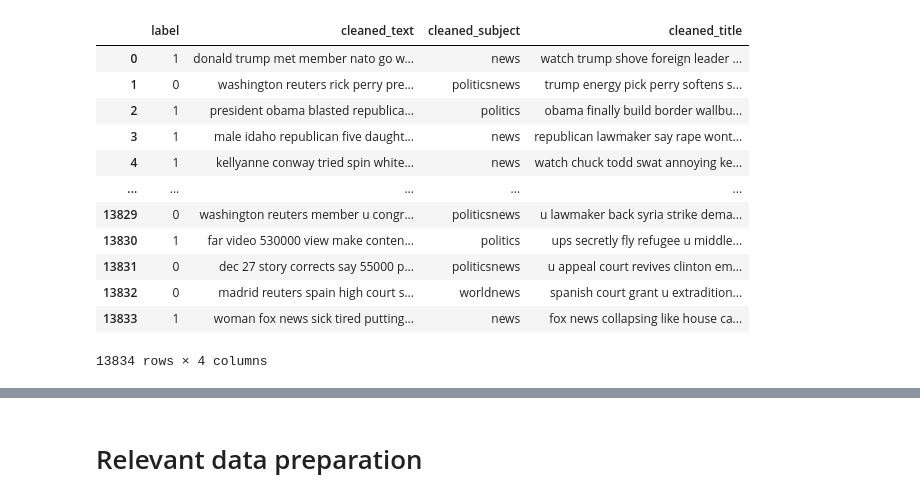
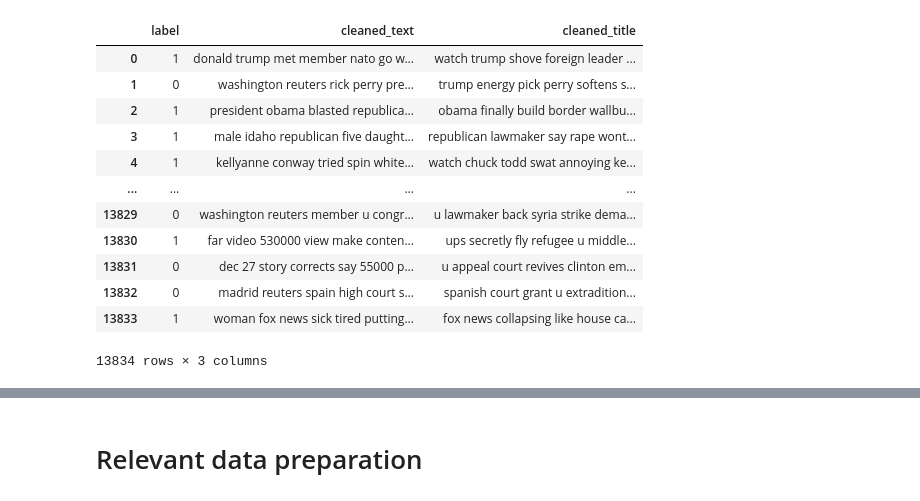
Before and after one commit to AndreasHaavik/FakeNews, a Jupyter notebook: textModels.ipynb, the cells around one changed output, grey strips where cells are left out. Saved outputs shown, nothing was run; the diff lists cells and outputs as text; code cells hidden in the pictures.

```diff
--- a/textModels.ipynb
+++ b/textModels.ipynb
@@ -32,23 +32,23 @@ from sklearn.pipeline import Pipeline
 # %%
 #Load text dataset
 text_df = pd.read_csv('text_dataset.csv')
-columns_to_drop_text = ['token_count']
+columns_to_drop_text = ['token_count', 'cleaned_subject']
 text_df.drop(columns_to_drop_text, axis=1, inplace=True)
 text_df
 # %% [output]
-|  | label | cleaned_text | cleaned_subject | cleaned_title |
-| 0 | 1 | donald trump met member nato go w... | news | watch trump shove foreign leader ... |
-| 1 | 0 | washington reuters rick perry pre... | politicsnews | trump energy pick perry softens s... |
-| 2 | 1 | president obama blasted republica... | politics | obama finally build border wallbu... |
-| 3 | 1 | male idaho republican five daught... | news | republican lawmaker say rape wont... |
-| 4 | 1 | kellyanne conway tried spin white... | news | watch chuck todd swat annoying ke... |
-| ... | ... | ... | ... | ... |
-| 13829 | 0 | washington reuters member u congr... | politicsnews | u lawmaker back syria strike dema... |
-| 13830 | 1 | far video 530000 view make conten... | politics | ups secretly fly refugee u middle... |
-| 13831 | 0 | dec 27 story corrects say 55000 p... | politicsnews | u appeal court revives clinton em... |
-| 13832 | 0 | madrid reuters spain high court s... | worldnews | spanish court grant u extradition... |
-| 13833 | 1 | woman fox news sick tired putting... | news | fox news collapsing like house ca... |
+|  | label | cleaned_text | cleaned_title |
+| 0 | 1 | donald trump met member nato go w... | watch trump shove foreign leader ... |
+| 1 | 0 | washington reuters rick perry pre... | trump energy pick perry softens s... |
+| 2 | 1 | president obama blasted republica... | obama finally build border wallbu... |
+| 3 | 1 | male idaho republican five daught... | republican lawmaker say rape wont... |
+| 4 | 1 | kellyanne conway tried spin white... | watch chuck todd swat annoying ke... |
+| ... | ... | ... | ... |
+| 13829 | 0 | washington reuters member u congr... | u lawmaker back syria strike dema... |
+| 13830 | 1 | far video 530000 view make conten... | ups secretly fly refugee u middle... |
+| 13831 | 0 | dec 27 story corrects say 55000 p... | u appeal court revives clinton em... |
+| 13832 | 0 | madrid reuters spain high court s... | spanish court grant u extradition... |
+| 13833 | 1 | woman fox news sick tired putting... | fox news collapsing like house ca... |
-13834 rows × 4 columns
+13834 rows × 3 columns
 # %%
 text_df.dtypes
 # %% [output]
```
Also changed, not shown: parts of 13 cells of this notebook.
